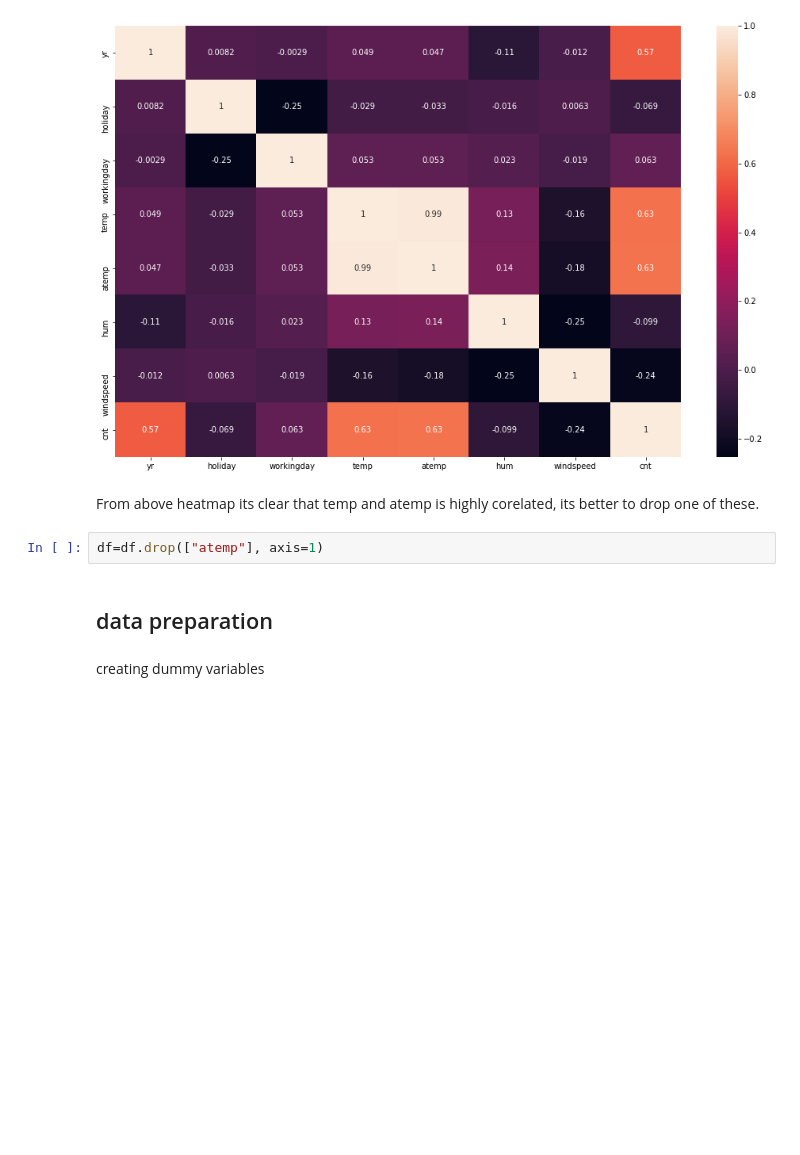
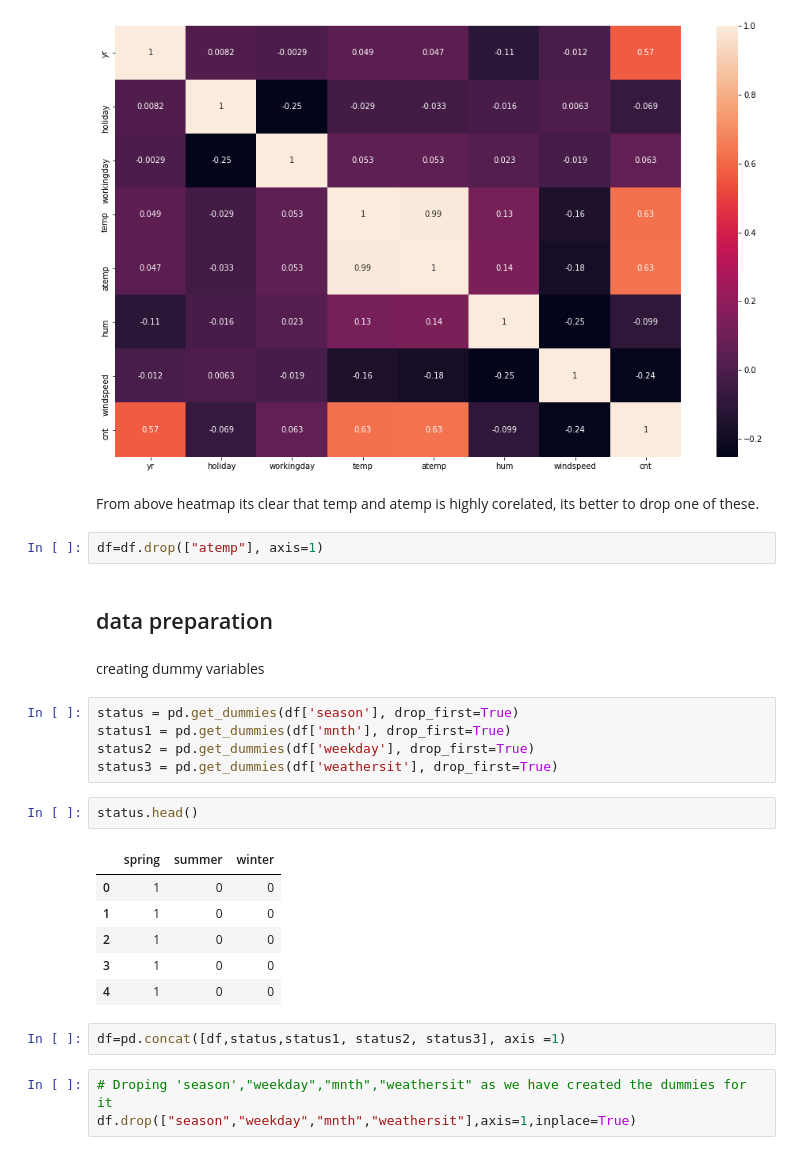
Before and after one commit to Arch0/Bike-Sharing-dataset-, a Jupyter notebook: Untitled2.ipynb, the cells around one changed output. Cells and saved outputs as stored; diff of their text form; blank space fills up the shorter version.

```diff
--- a/Untitled2.ipynb
+++ b/Untitled2.ipynb
@@ -154,3 +154,22 @@ df=df.drop(["atemp"], axis=1)
 ## data preparation
 # %% [markdown]
 creating dummy variables
+# %%
+status = pd.get_dummies(df['season'], drop_first=True)
+status1 = pd.get_dummies(df['mnth'], drop_first=True)
+status2 = pd.get_dummies(df['weekday'], drop_first=True)
+status3 = pd.get_dummies(df['weathersit'], drop_first=True)
+# %%
+status.head()
+# %% [output]
+|  | spring | summer | winter |
+| 0 | 1 | 0 | 0 |
+| 1 | 1 | 0 | 0 |
+| 2 | 1 | 0 | 0 |
+| 3 | 1 | 0 | 0 |
+| 4 | 1 | 0 | 0 |
+# %%
+df=pd.concat([df,status,status1, status2, status3], axis =1)
+# %%
+# Droping 'season',"weekday","mnth","weathersit" as we have created the dummies for it
+df.drop(["season","weekday","mnth","weathersit"],axis=1,inplace=True)
```
Also changed, not shown: parts of 8 cells of this notebook.
